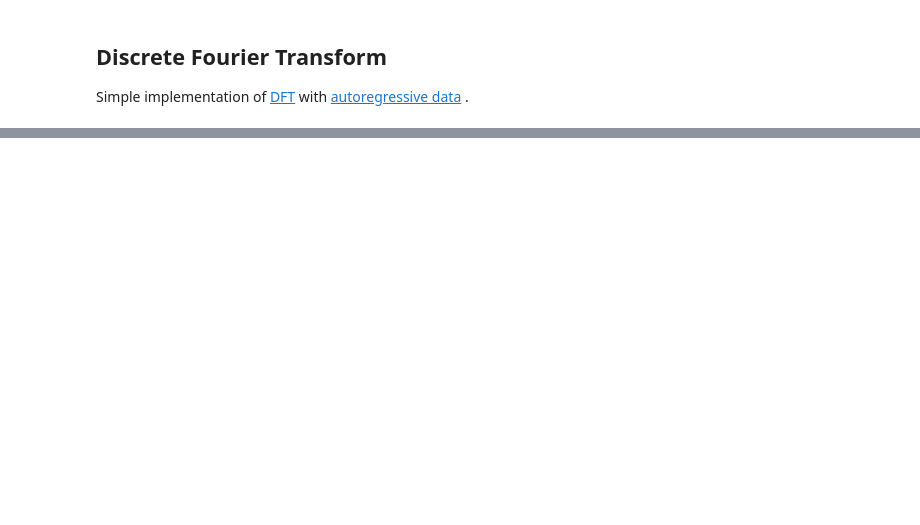
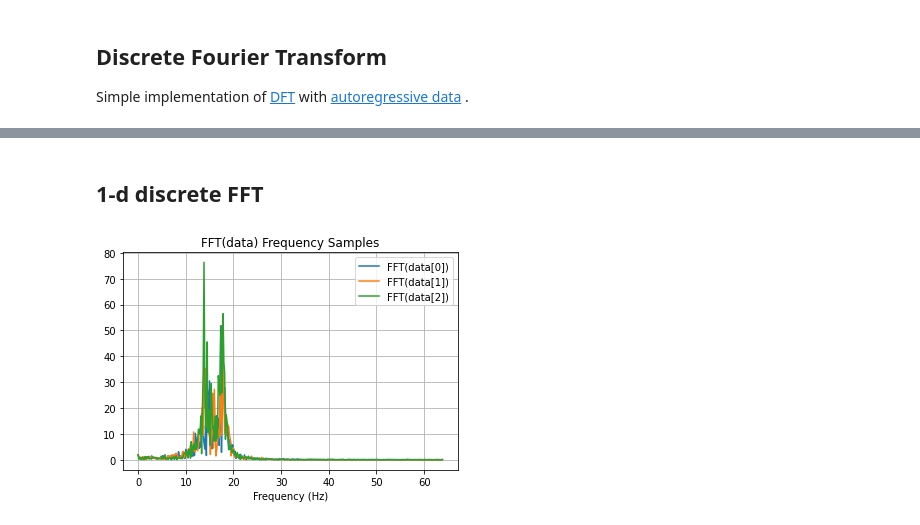
Before and after one commit to noamsgl/msc, a Jupyter notebook: notebooks/research/discrete_fourier_transform.ipynb, the cells around one changed output, grey strips where cells are left out. Saved outputs shown, nothing was run; the diff lists cells and outputs as text; code cells hidden in the pictures; blank space fills up the shorter version.

```diff
--- a/notebooks/research/discrete_fourier_transform.ipynb
+++ b/notebooks/research/discrete_fourier_transform.ipynb
@@ -102,0 +108,14 @@ plt.show()
+# %% [markdown]
+## 1-d discrete FFT
+# %%
+plt.title('FFT(data) Frequency Samples')
+xf = np.tile(fftfreq(N, dt), (d,1))[:, :N//2]
+yf = fft(data)[:, :N//2]
+for i in range(d):
+    plt.plot(xf[i], 2.0/N*np.abs(yf[i]), label=f'FFT(data[{i}])')
+plt.xlabel('Frequency (Hz)')
+plt.grid()
+plt.legend()
+plt.show()
+# %% [output]
+[figure, added]
```
Also changed, not shown: parts of 5 cells of this notebook.
